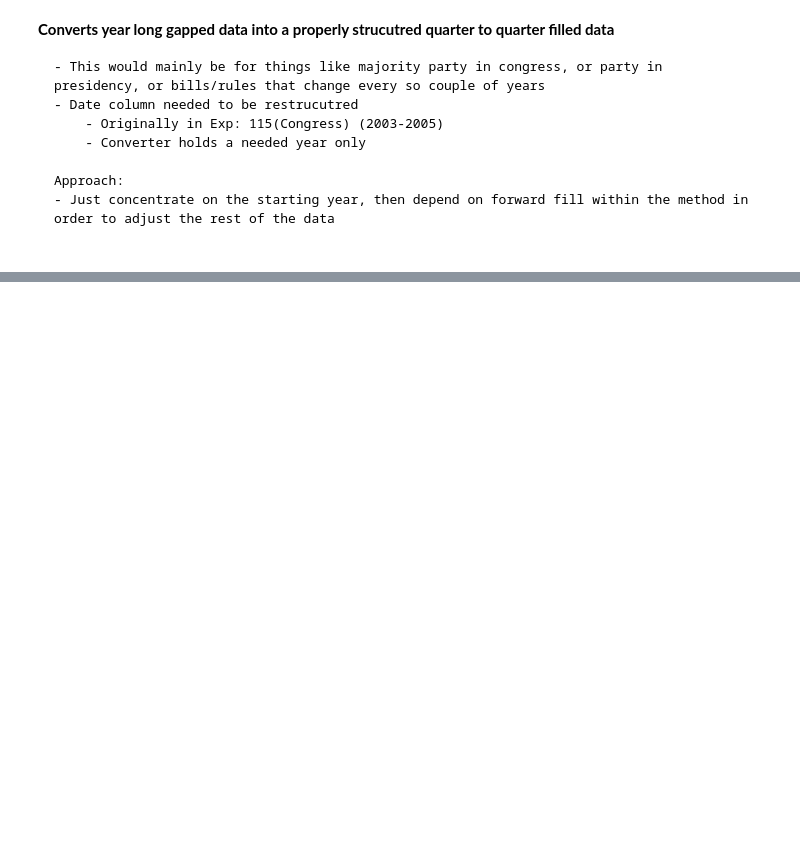
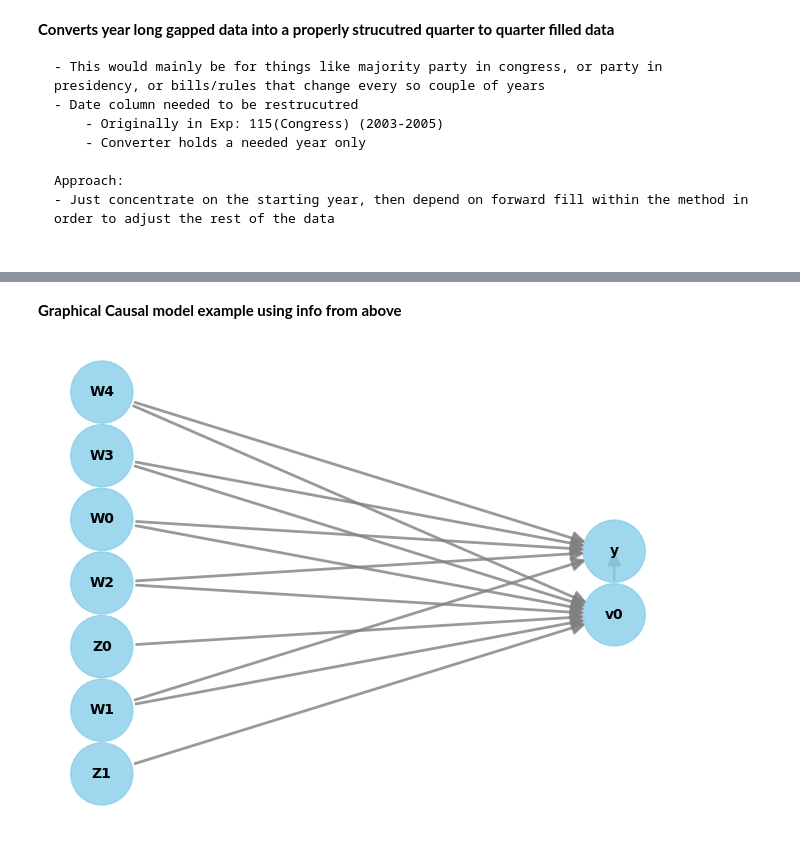
Before and after one commit to its-Simy/National-Debt-Research, a Jupyter notebook: financial_data.ipynb, the cells around one changed output, grey strips where cells are left out. Saved outputs shown, nothing was run; the diff lists cells and outputs as text; code cells hidden in the pictures; blank space fills up the shorter version.

```diff
--- a/financial_data.ipynb
+++ b/financial_data.ipynb
@@ -398,0 +604,46 @@ treasury_Yield_oop
+# %%
+#generates data
+data = dowhy.datasets.linear_dataset(
+    beta=10,
+    num_common_causes=5,
+    num_instruments=2,
+    num_samples=10000
+)
+
+#causal model with data
+model = CausalModel(
+    data=data["df"],
+    treatment=data["treatment_name"],
+    outcome=data["outcome_name"],
+    graph=data["gml_graph"])
+
+
+#identify causal effect and return target estimands
+indentified_est = model.identify_effect()
+
+#estimate target using statisitcal method
+estimate = model.estimate_effect(indentified_est,method_name="backdoor.propensity_score_matching")
+
+#refute estimate using multiple robustness checks
+refute_results = model.refute_estimate(indentified_est,estimate,method_name="random_common_cause")
+# %% [markdown]
+**Graphical Causal model example using info from above**
+# %%
+X = np.random.normal(loc=0,scale=1,size=10000)
+Y = 2 * X + np.random.normal(loc=0,scale=1,size=10000)
+Z = 3 * Y + np.random.normal(loc=0,scale=1,size=10000)
+data = pd.DataFrame(dict(X=X, Y=Y,Z=Z))
+
+causal_model = gcm.StructuralCausalModel(nx.DiGraph([('X', 'Y'), ('Y','Z')]))
+gcm.auto.assign_causal_mechanisms(causal_model,data)
+
+
+gcm.fit(causal_model,data)
+
+anamalous_sample = pd.DataFrame(dict(X=[0.1],Y=[6.2], Z=[19]))
+
+
+anamaly_attribution = gcm.attribute_anomalies(causal_model,"Z", anamalous_sample)
+model.view_model()
+# %% [output]
+[figure, added]
```
Also changed, not shown: parts of 27 cells of this notebook.
